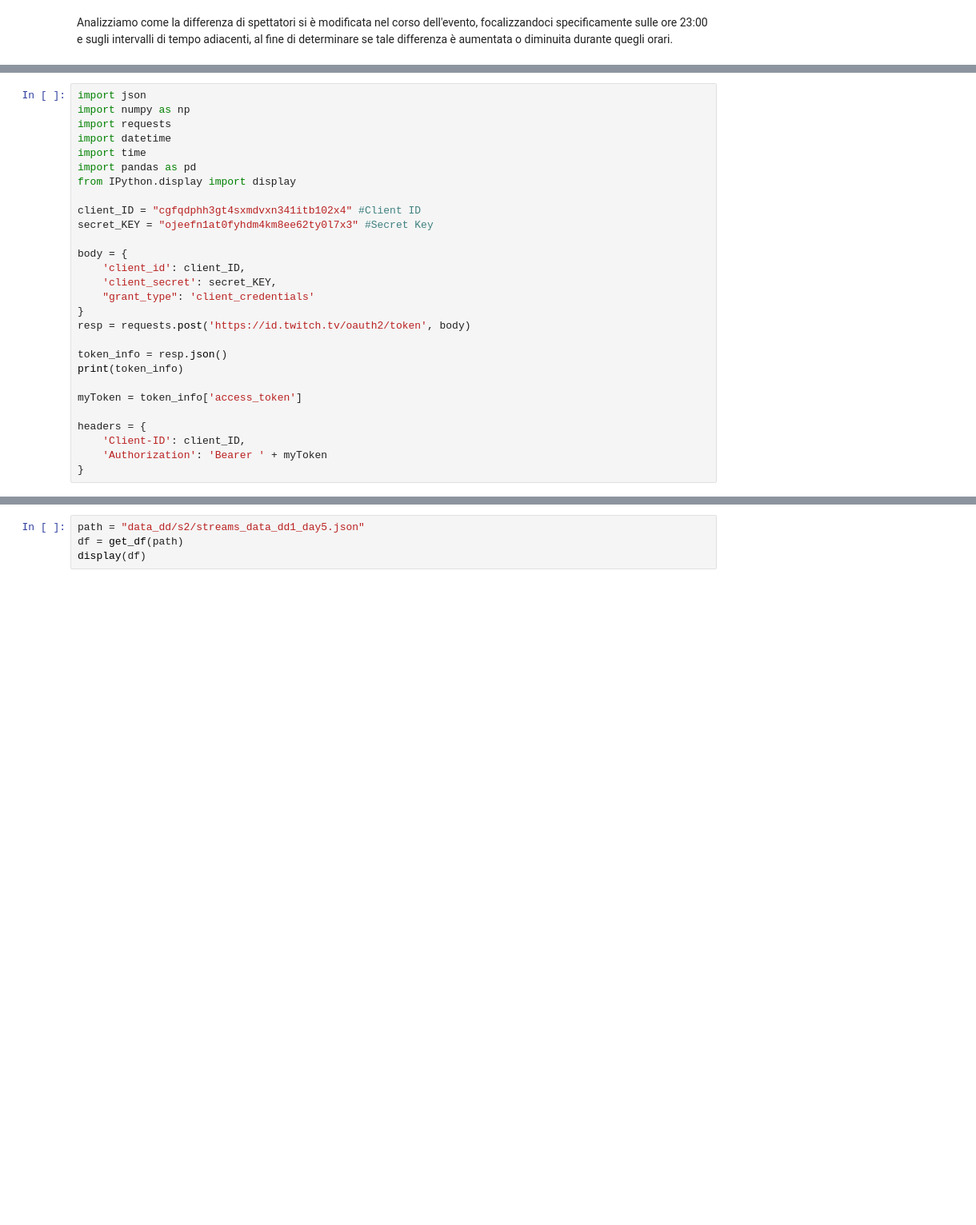
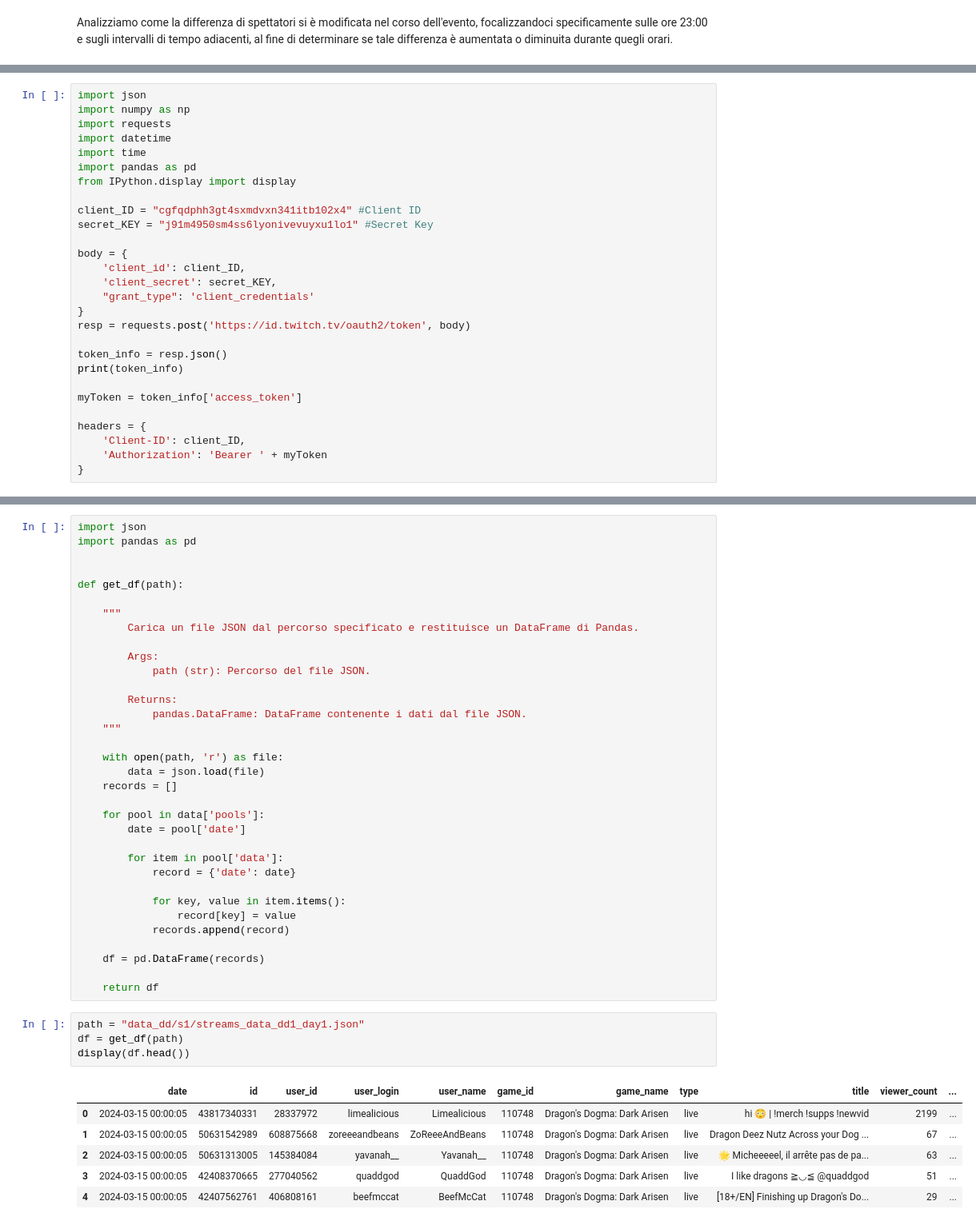
Before and after one commit to LenionK/Tutorial-SM, a Jupyter notebook: Tutorial.ipynb, the cells around one changed output, grey strips where cells are left out. Shown at 80% size. Drawn from its saved outputs; the diff is of its cells as text; blank space fills up the shorter version.

```diff
--- a/Tutorial.ipynb
+++ b/Tutorial.ipynb
@@ -634,7 +646,7 @@ import pandas as pd
 from IPython.display import display
 
 client_ID = "cgfqdphh3gt4sxmdvxn341itb102x4" #Client ID
-secret_KEY = "ojeefn1at0fyhdm4km8ee62ty0l7x3" #Secret Key
+secret_KEY = "j91m4950sm4ss6lyonivevuyxu1lo1" #Secret Key
 
 body = {
     'client_id': client_ID,
@@ -785,4 +802,45 @@ def get_df(path): #Funzione per restituire un df padas dato il path di un file j
+# %%
+import json
+import pandas as pd
+
+
+def get_df(path):
+
+    """
+        Carica un file JSON dal percorso specificato e restituisce un DataFrame di Pandas.
+
+        Args:
+            path (str): Percorso del file JSON.
+
+        Returns:
+            pandas.DataFrame: DataFrame contenente i dati dal file JSON.
+    """
+
+    with open(path, 'r') as file:
+        data = json.load(file)
+    records = []
+
+    for pool in data['pools']:
+        date = pool['date']
+
+        for item in pool['data']:
+            record = {'date': date}
+
+            for key, value in item.items():
+                record[key] = value
+            records.append(record)
+
+    df = pd.DataFrame(records)
+
+    return df
 # %%
-path = "data_dd/s2/streams_data_dd1_day5.json"
+path = "data_dd/s1/streams_data_dd1_day1.json"
 df = get_df(path)
-display(df)
+display(df.head())
+# %% [output]
+|  | date | id | user_id | user_login | user_name | game_id | game_name | type | title | viewer_count | ... |
+| 0 | 2024-03-15 00:00:05 | 43817340331 | 28337972 | limealicious | Limealicious | 110748 | Dragon's Dogma: Dark Arisen | live | hi 😳 | !merch !supps !newvid | 2199 | ... |
+| 1 | 2024-03-15 00:00:05 | 50631542989 | 608875668 | zoreeeandbeans | ZoReeeAndBeans | 110748 | Dragon's Dogma: Dark Arisen | live | Dragon Deez Nutz Across your Dog ... | 67 | ... |
+| 2 | 2024-03-15 00:00:05 | 50631313005 | 145384084 | yavanah__ | Yavanah__ | 110748 | Dragon's Dogma: Dark Arisen | live | 🌟 Micheeeeel, il arrête pas de pa... | 63 | ... |
+| 3 | 2024-03-15 00:00:05 | 42408370665 | 277040562 | quaddgod | QuaddGod | 110748 | Dragon's Dogma: Dark Arisen | live | I like dragons ≧◡≦ @quaddgod | 51 | ... |
+| 4 | 2024-03-15 00:00:05 | 42407562761 | 406808161 | beefmccat | BeefMcCat | 110748 | Dragon's Dogma: Dark Arisen | live | [18+/EN] Finishing up Dragon's Do... | 29 | ... |
```
Also changed, not shown: parts of 24 cells of this notebook.
